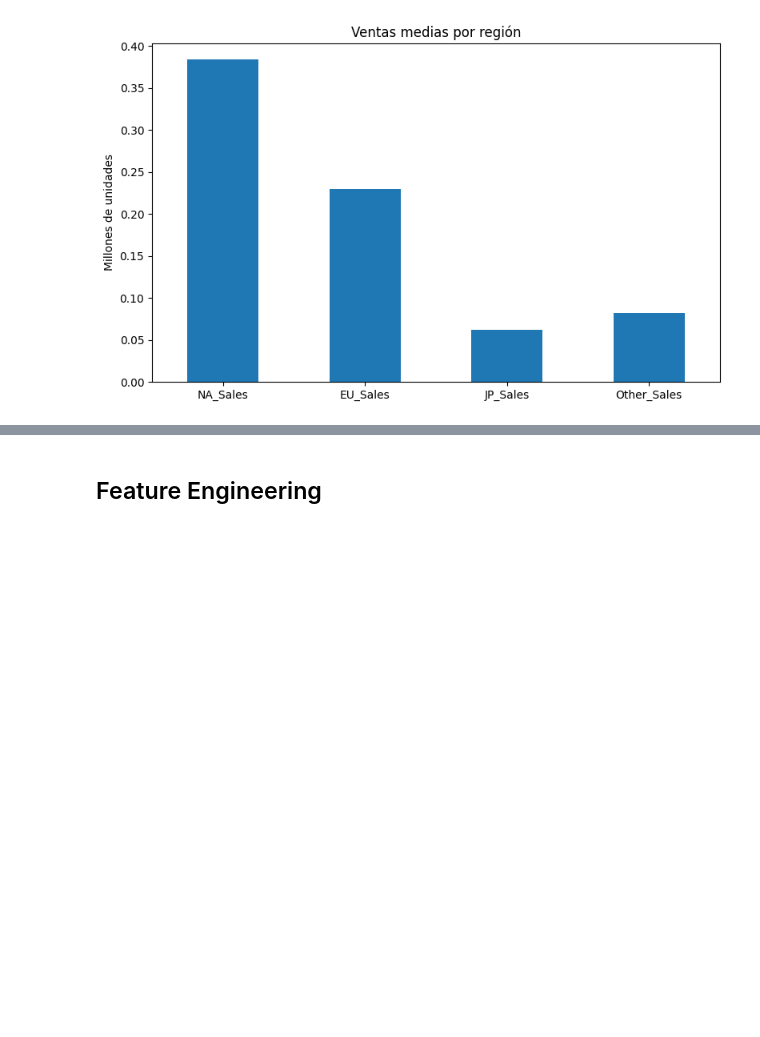
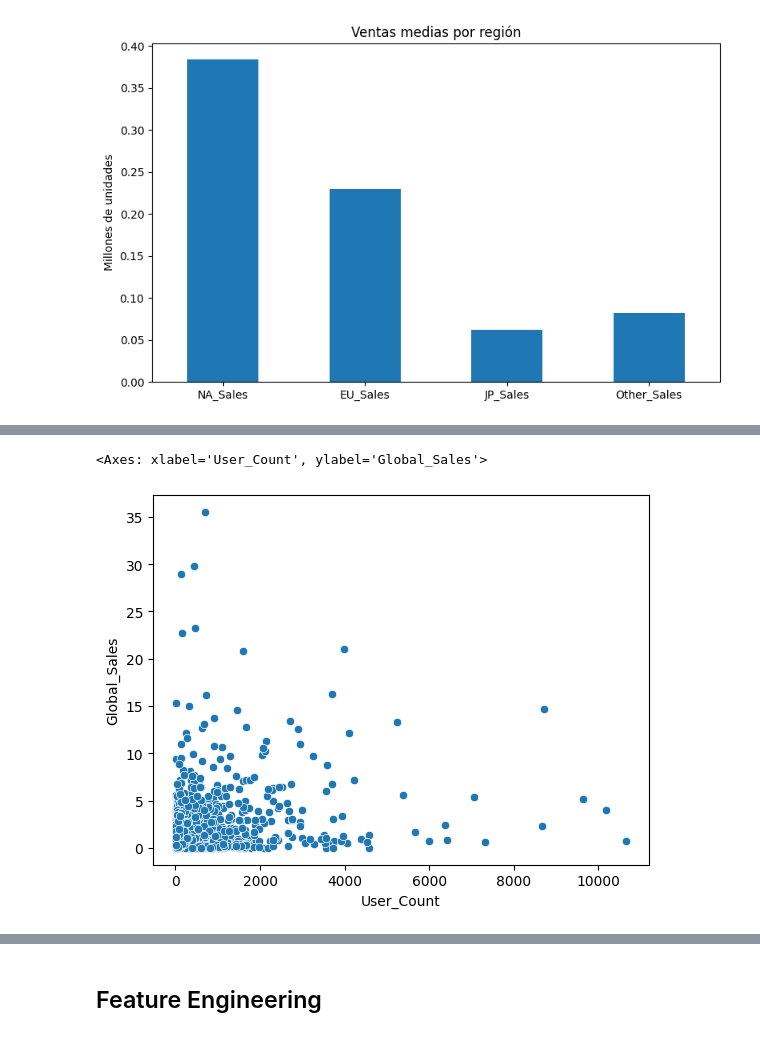
Before and after one commit to CPasData/ML-project, a Jupyter notebook: notebooks/02_LimpiezaEDA.ipynb, the cells around one changed output, grey strips where cells are left out. Drawn from its saved outputs; the diff is of its cells as text; code cells hidden in the pictures; blank space fills up the shorter version.

```diff
--- a/notebooks/02_LimpiezaEDA.ipynb
+++ b/notebooks/02_LimpiezaEDA.ipynb
@@ -278,0 +318,5 @@ Se observa fuerte colinealidad entre las ventas por region y ventas globales, co
+# %%
+sns.scatterplot(train_set, x="User_Count", y="Global_Sales")
+# %% [output]
+<Axes: xlabel='User_Count', ylabel='Global_Sales'>
+[figure, added]
```
Also changed, not shown: parts of 80 cells of this notebook, 16 other files.
